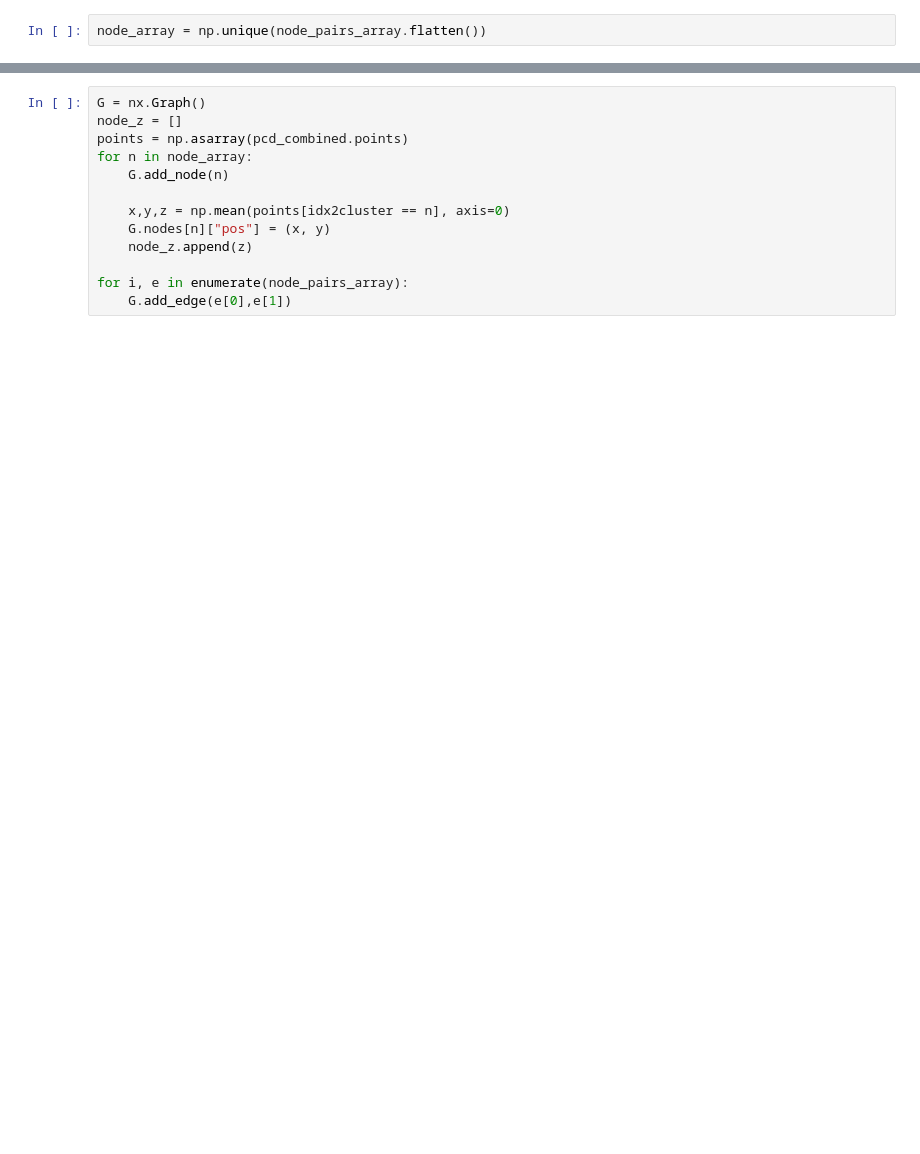
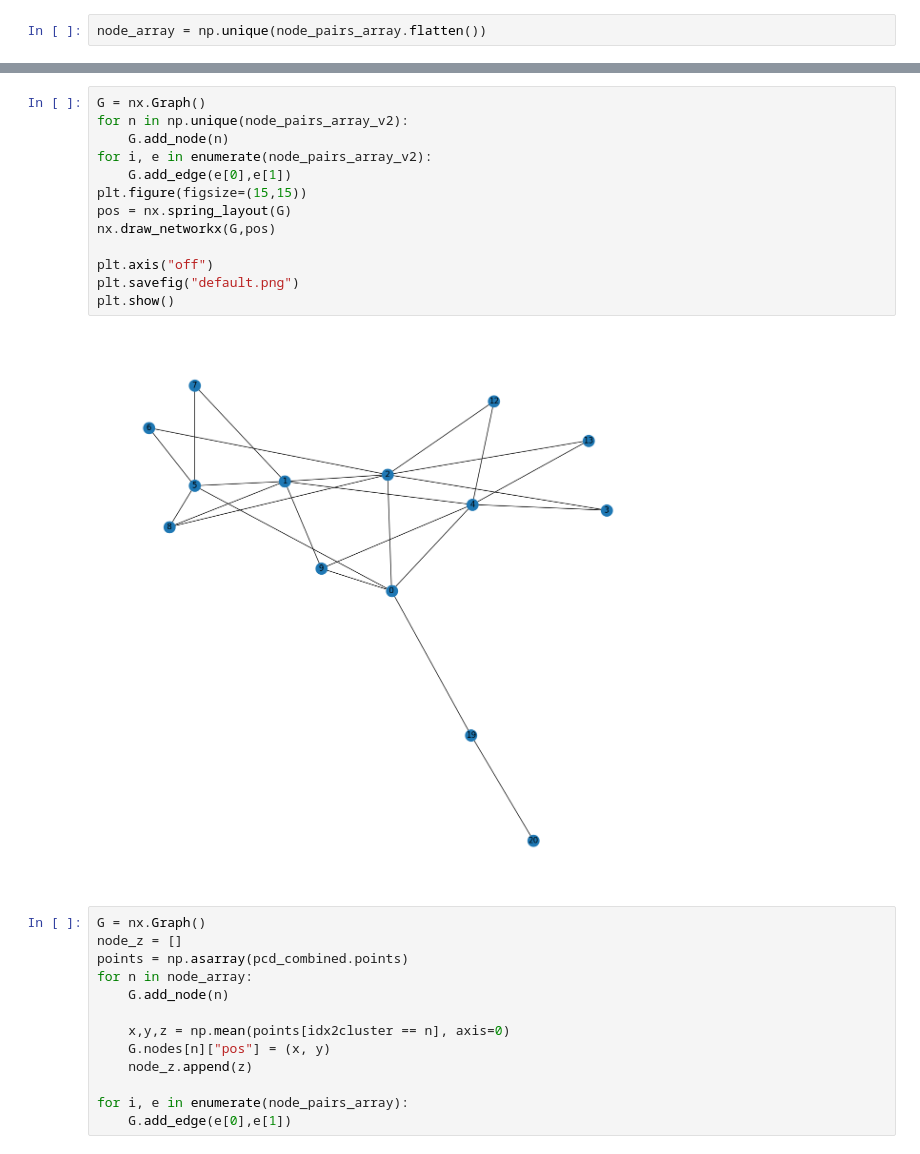
Before and after one commit to yuyaa199908/cloud2mesh_tool, a Jupyter notebook: src/python/cluster_tool.ipynb, the cells around one changed output, grey strips where cells are left out. Saved outputs shown, nothing was run; the diff lists cells and outputs as text; blank space fills up the shorter version.

```diff
--- a/src/python/cluster_tool.ipynb
+++ b/src/python/cluster_tool.ipynb
@@ -219,3 +287,18 @@ print(node_pairs_array)
+# %%
+G = nx.Graph()
+for n in np.unique(node_pairs_array_v2):
+    G.add_node(n)
+for i, e in enumerate(node_pairs_array_v2):
+    G.add_edge(e[0],e[1])
+plt.figure(figsize=(15,15))
+pos = nx.spring_layout(G)
+nx.draw_networkx(G,pos)
+
+plt.axis("off")
+plt.savefig("default.png")
+plt.show()
+# %% [output]
+[figure, added]
 # %%
 G = nx.Graph()
 node_z = []
```
Also changed, not shown: parts of 19 cells of this notebook, 3 other files.
